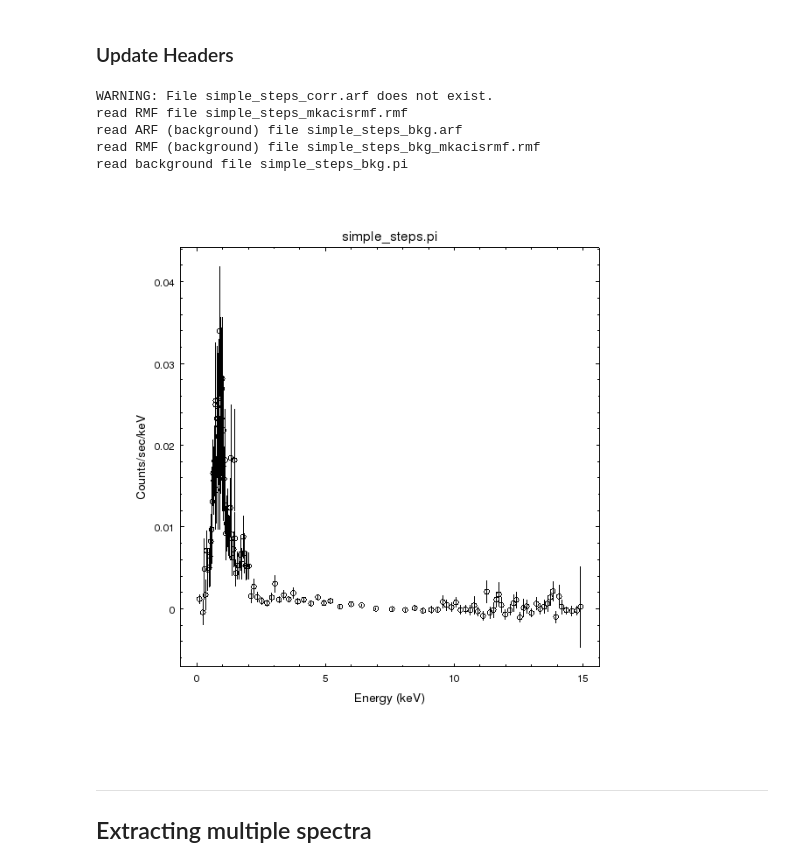
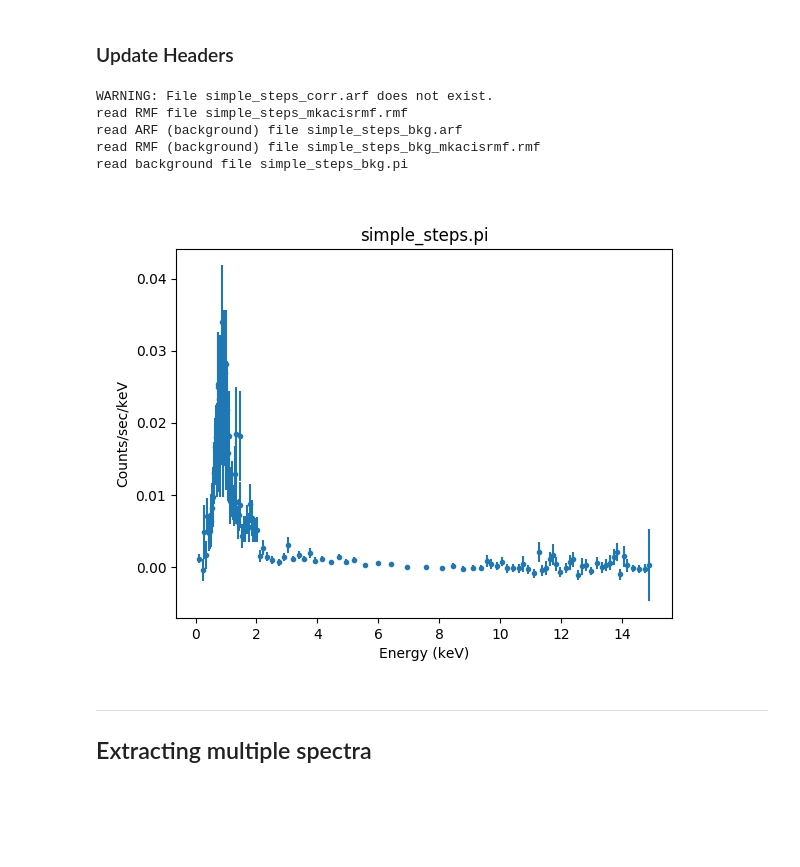
Before and after one commit to cxcsds/ciao-threads, a Jupyter notebook: extended.ipynb, the cells around one changed output. Drawn from its saved outputs; the diff is of its cells as text; code cells hidden in the pictures; blank space fills up the shorter version.

Commit message:
updating sherpa bits

```diff
--- a/extended.ipynb
+++ b/extended.ipynb
@@ -347,23 +372,27 @@ dmhedit simple_steps_bkg.pi operation=add key=RESPFILE value=simple_steps_bkg_mk
 dmhedit simple_steps_bkg.pi operation=add key=ANCRFILE value=simple_steps_bkg.arf
 # %%
 cat << EOM > s1.py
-load_data("simple_steps.pi")
-group_counts(15)
-subtract()
-plot_data()
-print_window("sherpa.png","export.clobber=True")
-quit()
+import sherpa.astro.ui as ui
+import matplotlib.pylab as plt
+
+
+ui.load_data("simple_steps.pi")
+ui.group_counts(15)
+ui.subtract()
+ui.plot_data()
+
+plt.savefig("sherpa.png")
 EOM
 
-sherpa -b s1.py
+python s1.py
 display < sherpa.png
 # %% [output]
 WARNING: File simple_steps_corr.arf does not exist.
 read RMF file simple_steps_mkacisrmf.rmf
 read ARF (background) file simple_steps_bkg.arf
 read RMF (background) file simple_steps_bkg_mkacisrmf.rmf
 read background file simple_steps_bkg.pi
-[figure, old version]
+[figure, new version]
 # %% [markdown]
 ---
 
```
Also changed, not shown: parts of 16 cells of this notebook, 3 other files.
